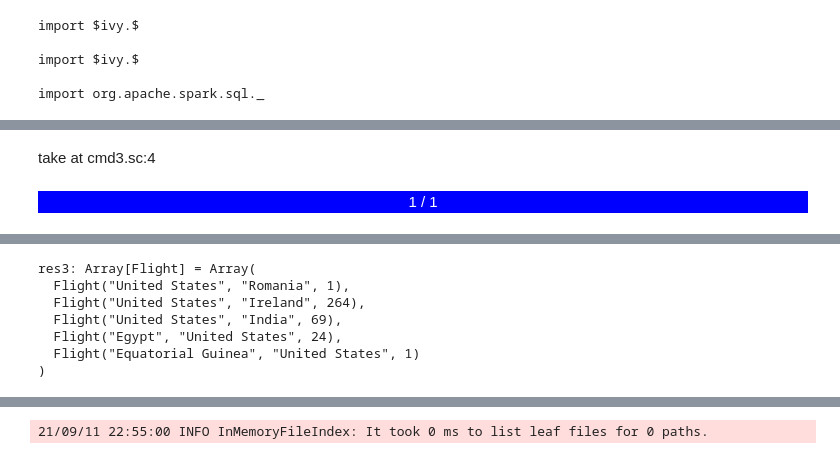
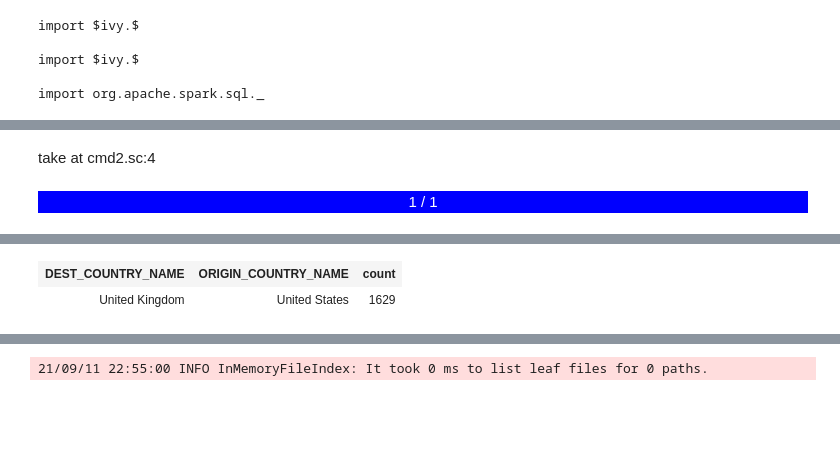
Before and after one commit to mehdirahmouni/Databricks_Certification, a Jupyter notebook: Chapter_3.ipynb, the cells around one changed output, grey strips where cells are left out. Cells and saved outputs as stored; diff of their text form; code cells hidden in the pictures; blank space fills up the shorter version.

```diff
--- a/Chapter_3.ipynb
+++ b/Chapter_3.ipynb
@@ -87,7 +181,8 @@ flights: Dataset[Flight] = [DEST_COUNTRY_NAME: string, ORIGIN_COUNTRY_NAME: stri
 # %%
 // in Scala
-flights
-.filter(flight_row => flight_row.ORIGIN_COUNTRY_NAME != "Canada")
-.map(flight_row => flight_row)
-.take(5)
+flights.filter(flight_row => flight_row.DEST_COUNTRY_NAME == "United Kingdom")
+	   .map(flight_row => flight_row)
+	//    .take(5)
+	   .toDF
+	   .showHTML()
 # %% [output]
@@ -109,2 +204,2 @@ flights
-take at cmd3.sc:4
+take at cmd2.sc:4
 1 / 1
@@ -129,8 +224,3 @@ take at cmd3.sc:4
-res3: Array[Flight] = Array(
-  Flight("United States", "Romania", 1),
-  Flight("United States", "Ireland", 264),
-  Flight("United States", "India", 69),
-  Flight("Egypt", "United States", 24),
-  Flight("Equatorial Guinea", "United States", 1)
-)
+| DEST_COUNTRY_NAME | ORIGIN_COUNTRY_NAME | count |
+| United Kingdom | United States | 1629 |
 # %%
```
Also changed, not shown: parts of 12 cells of this notebook, 1 other file.
